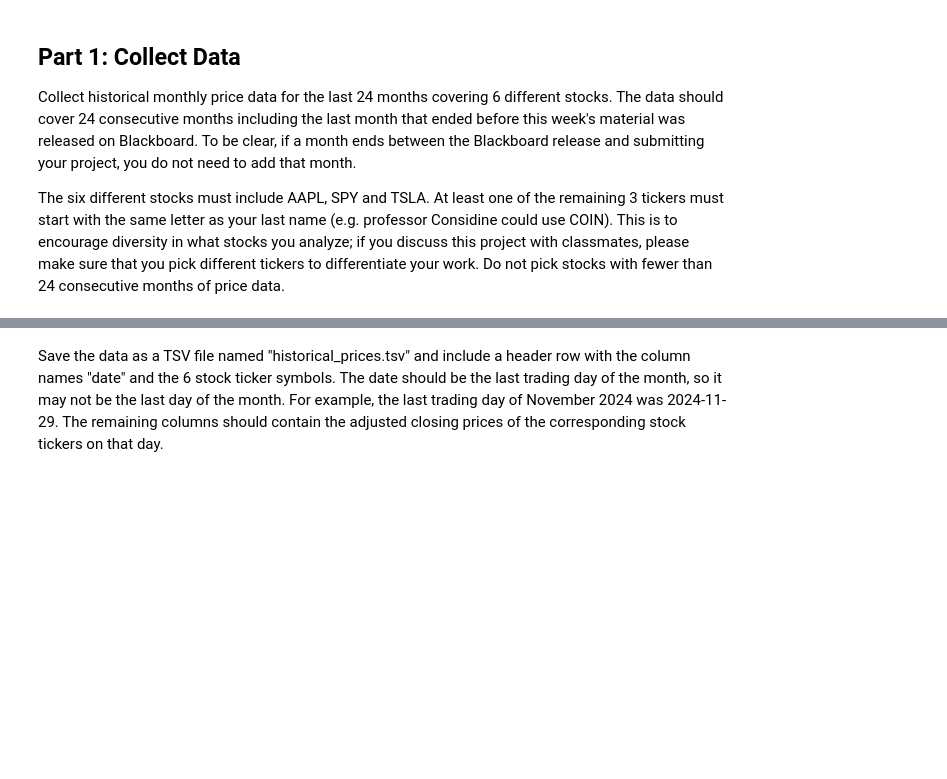
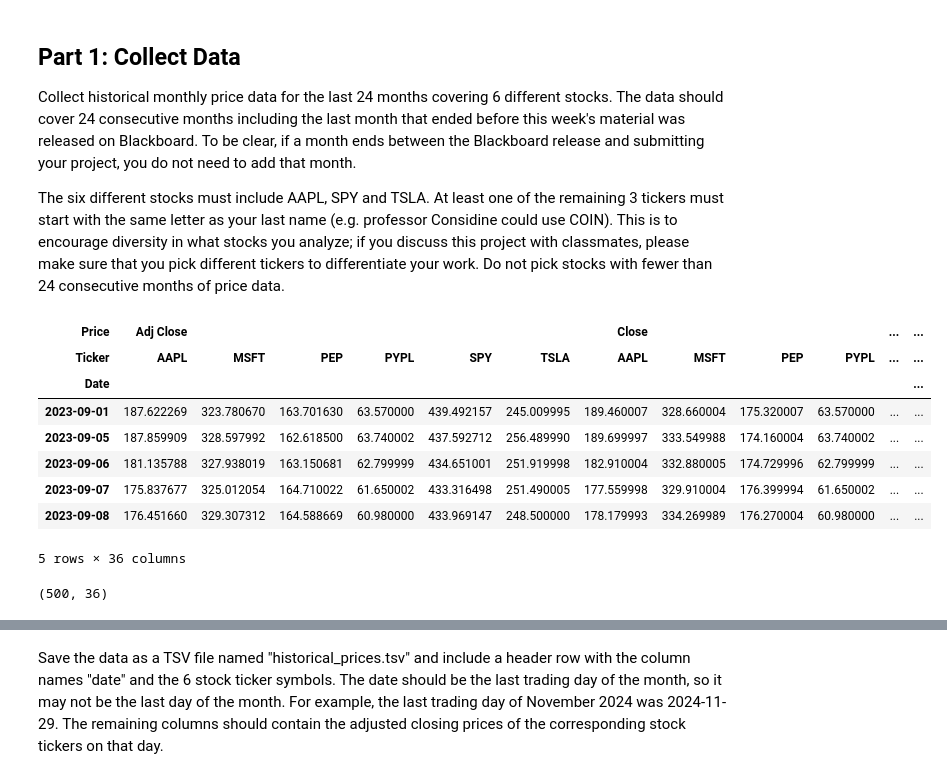
Before and after one commit to polinacsv/dx704-project-01, a Jupyter notebook: project.ipynb, the cells around one changed output, grey strips where cells are left out. Drawn from its saved outputs; the diff is of its cells as text; code cells hidden in the pictures; blank space fills up the shorter version.

```diff
--- a/project.ipynb
+++ b/project.ipynb
@@ -37,0 +34,47 @@ Do not pick stocks with fewer than 24 consecutive months of price data.
+# %%
+# Load libraries
+import pandas as pd
+import yfinance as yf
+import numpy as np
+import cvxpy as cp
+import matplotlib.pyplot as plt
+
+# Turn off scientific notation for pandas and numpy
+pd.options.display.float_format = "{:.6f}".format
+np.set_printoptions(suppress=True, formatter={"float_kind": "{:.6f}".format})
+# %%
+# YOUR CHANGES HERE
+# Specify stocks
+tickers = ["AAPL", "SPY", "TSLA", "PEP", "PYPL", "MSFT"]
+
+# Specify monthd
+start_month = "2023-09-01"
+end_month_exclusive = "2025-09-01"
+target_months = pd.period_range("2023-09", "2025-08", freq="M")
+# %%
+# Let's dowload daily data
+raw = yf.download(
+    tickers=tickers,
+    start=start_month,
+    end=end_month_exclusive,
+    auto_adjust=False,
+    progress=False,
+    group_by="column",
+)
+# %%
+# Take a look
+raw.head()
+# %% [output]
+| Price | Adj Close |  |  |  |  |  | Close |  |  |  | ... | ... |
+| Ticker | AAPL | MSFT | PEP | PYPL | SPY | TSLA | AAPL | MSFT | PEP | PYPL | ... | ... |
+| Date |  |  |  |  |  |  |  |  |  |  |  | ... |
+| 2023-09-01 | 187.622269 | 323.780670 | 163.701630 | 63.570000 | 439.492157 | 245.009995 | 189.460007 | 328.660004 | 175.320007 | 63.570000 | ... | ... |
+| 2023-09-05 | 187.859909 | 328.597992 | 162.618500 | 63.740002 | 437.592712 | 256.489990 | 189.699997 | 333.549988 | 174.160004 | 63.740002 | ... | ... |
+| 2023-09-06 | 181.135788 | 327.938019 | 163.150681 | 62.799999 | 434.651001 | 251.919998 | 182.910004 | 332.880005 | 174.729996 | 62.799999 | ... | ... |
+| 2023-09-07 | 175.837677 | 325.012054 | 164.710022 | 61.650002 | 433.316498 | 251.490005 | 177.559998 | 329.910004 | 176.399994 | 61.650002 | ... | ... |
+| 2023-09-08 | 176.451660 | 329.307312 | 164.588669 | 60.980000 | 433.969147 | 248.500000 | 178.179993 | 334.269989 | 176.270004 | 60.980000 | ... | ... |
+5 rows × 36 columns
+# %%
+raw.shape
+# %% [output]
+(500, 36)
```
Also changed, not shown: parts of 51 cells of this notebook, 9 other files.
